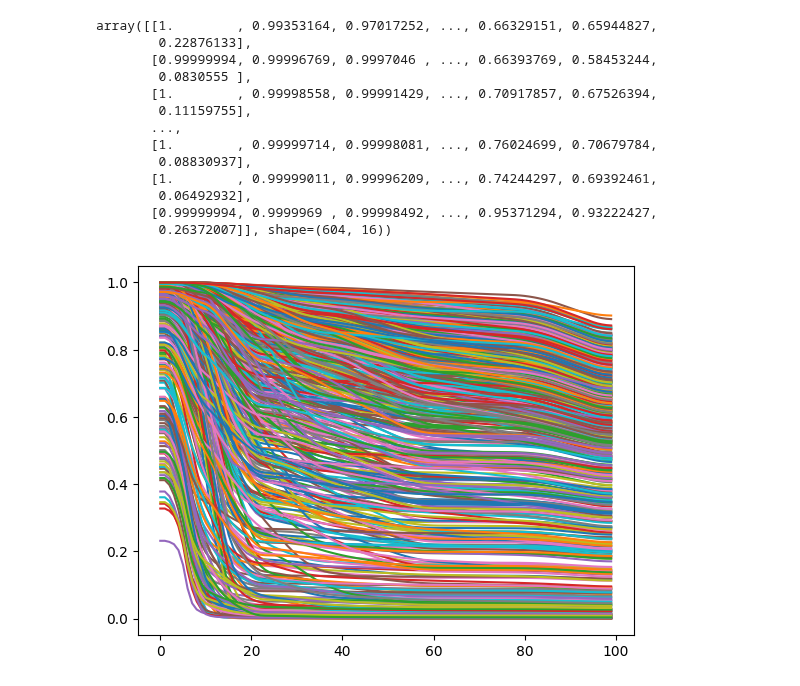
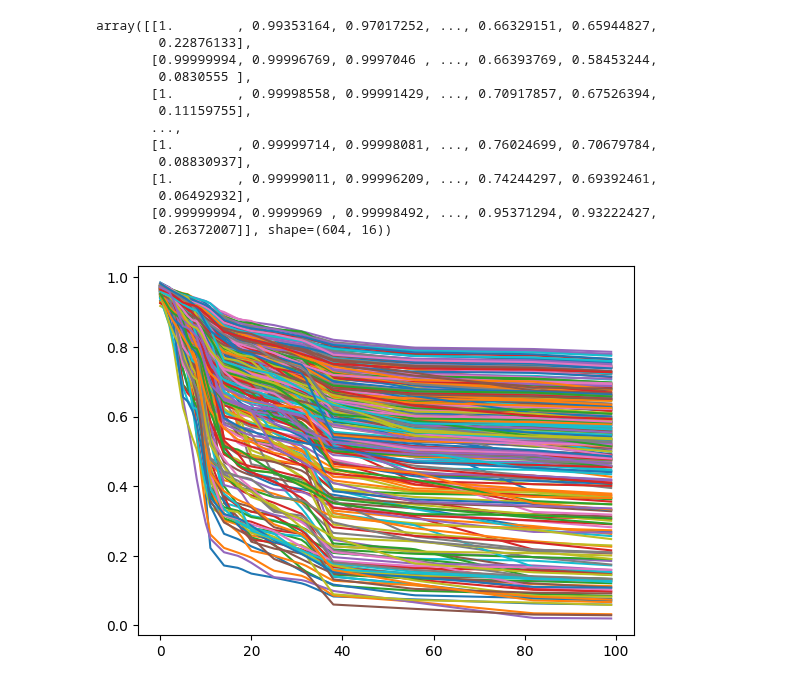
Before and after one commit to sstefan01/methylation-survival, a Jupyter notebook: scratch_eval.ipynb, the cells around one changed output. Saved outputs shown, nothing was run; the diff lists cells and outputs as text; code cells hidden in the pictures.

```diff
--- a/scratch_eval.ipynb
+++ b/scratch_eval.ipynb
@@ -77,7 +114,7 @@ combined_cnv = combined_cnv[desired_order]
 # %%
 combined_cnv.to_csv('data/combined_cnv_clinical_trials.csv')
 # %%
-relapse_pred = pd.read_csv('/hovestadtlab/sabina/methylation-survival/results/relapse_predictions.csv', index_col = 0)
+# relapse_pred = pd.read_csv('/hovestadtlab/sabina/methylation-survival/results/relapse_predictions.csv', index_col = 0)
 # relapse_pred = pd.read_csv('/hovestadtlab/sabina/methylation-survival/results/relapse_predictions_met.csv', index_col = 0)
 time_bins = np.array([0, 1.9167e-02, 3.3333e-01, 5.8470e-01, 7.5000e-01, 9.4167e-01, 1.1667,1.5000e+00, 1.8333e+00, 2.0833e+00, 2.5833e+00, 3.2500e+00, 3.9000e+00,5.6667e+00, 8.2875e+00, 2.2000e+01])
 # %%
@@ -825,4 +845,5 @@ time_bins = [0.019167, 0.33333, 0.5847, 0.75, 0.94167, 1.1667, 1.5, 1.8333, 2.08
 
 surv_sj_high = pd.read_csv('/hovestadtlab/sabina/methylation-survival/data/surv_sj_high.csv')
 # %%
-acns332_surv
+deephit_preds = pd.read_csv('/hovestadtlab/sabina/methylation-survival/results/survival_predictions.csv', index_col=0)
+deephit_preds_sj = pd.read_csv('/hovestadtlab/sabina/methylation-survival/results/sjmb03_predictions.csv', index_col=0)
@@ -850,4 +853,5 @@ array([0.0000e+00, 1.9167e-02, 3.3333e-01, 5.8470e-01, 7.5000e-01,
 # %%
+time_bins = np.array([0, 1.9167e-02, 3.3333e-01, 5.8470e-01, 7.5000e-01, 9.4167e-01, 1.1667,1.5000e+00, 1.8333e+00, 2.0833e+00, 2.5833e+00, 3.2500e+00, 3.9000e+00,5.6667e+00, 8.2875e+00, 2.2000e+01])
 # test_samples = sjmb03_pred.values #[high_risk,]
 # t_test_np = surv_sj_high['time'].values #[high_risk]
 # e_test_np = surv_sj_high['event'].values #[high_risk]
@@ -859,10 +863,16 @@ array([0.0000e+00, 1.9167e-02, 3.3333e-01, 5.8470e-01, 7.5000e-01,
 # t_test_np = rcm_surv['time'].values
 # e_test_np = rcm_surv['event'].values
 
+# test_samples = deephit_preds.values
+# t_test_np = surv_jones['time'].values
+# e_test_np = surv_jones['event'].values
 
-test_samples = acns332_pred.values
-t_test_np = acns332_surv['time'].values
-e_test_np = acns332_surv['event'].values
+test_samples = deephit_preds_sj.values
+t_test_np = surv_sj['time'].values
+e_test_np = surv_sj['event'].values
+# test_samples = acns332_pred.values
+# t_test_np = acns332_surv['time'].values
+# e_test_np = acns332_surv['event'].values
 
 n_test_samples = test_samples.shape[0]
 # pred_times = np.concatenate(([0.0], time_bins))
@@ -985,8 +995,8 @@ array([[1.        , 0.99353164, 0.97017252, ..., 0.66329151, 0.65944827,
        [0.99999994, 0.9999969 , 0.99998492, ..., 0.95371294, 0.93222427,
         0.26372007]], shape=(604, 16))
 # %%
-# plt.plot(interpolated_probs.T)
-plt.plot(smoothed_interpolated_probs.T)
+plt.plot(interpolated_probs.T)
+# plt.plot(smoothed_interpolated_probs.T)
 plt.show()
 # %% [output]
-[figure, old version]
+[figure, new version]
```
Also changed, not shown: parts of 12 cells of this notebook, 3 other files.
